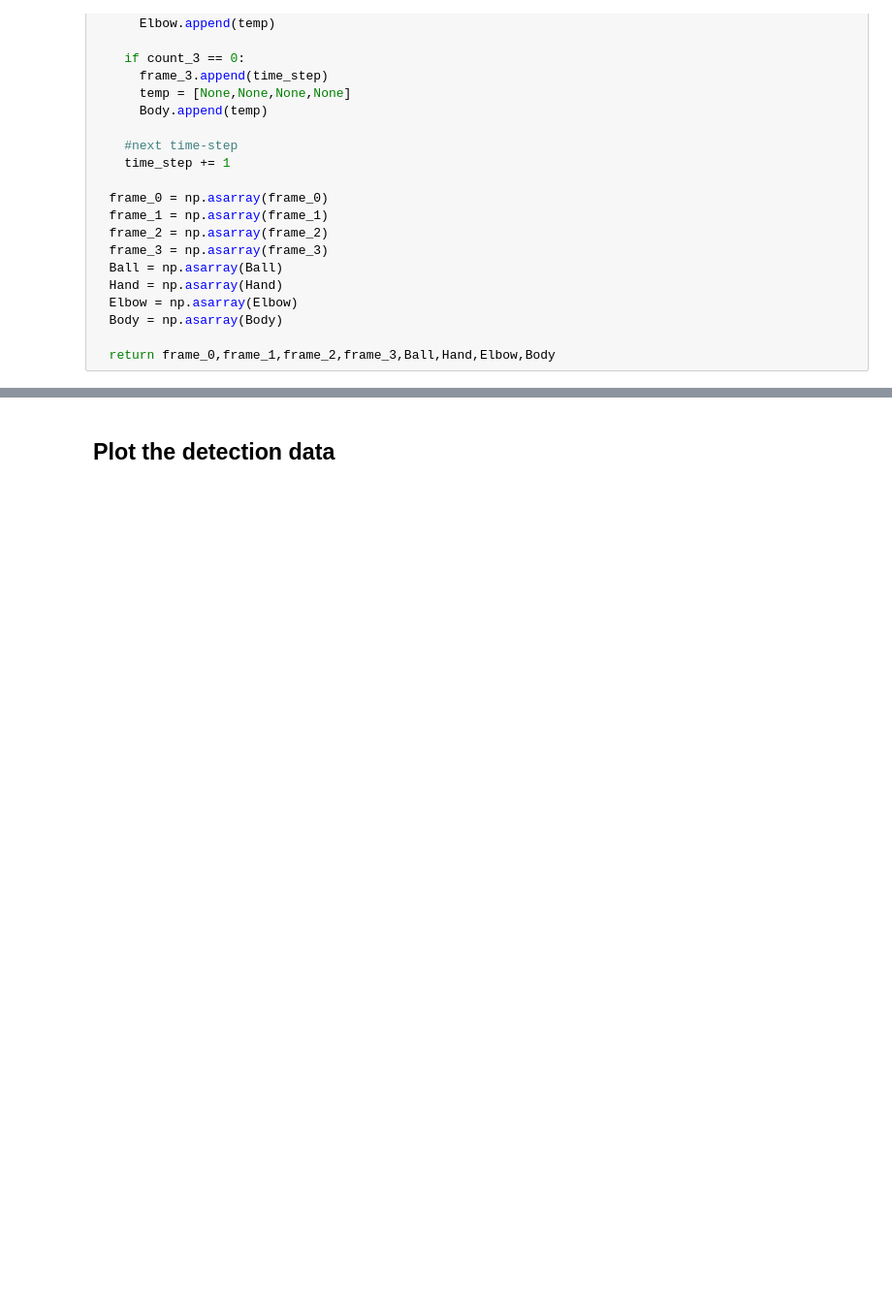
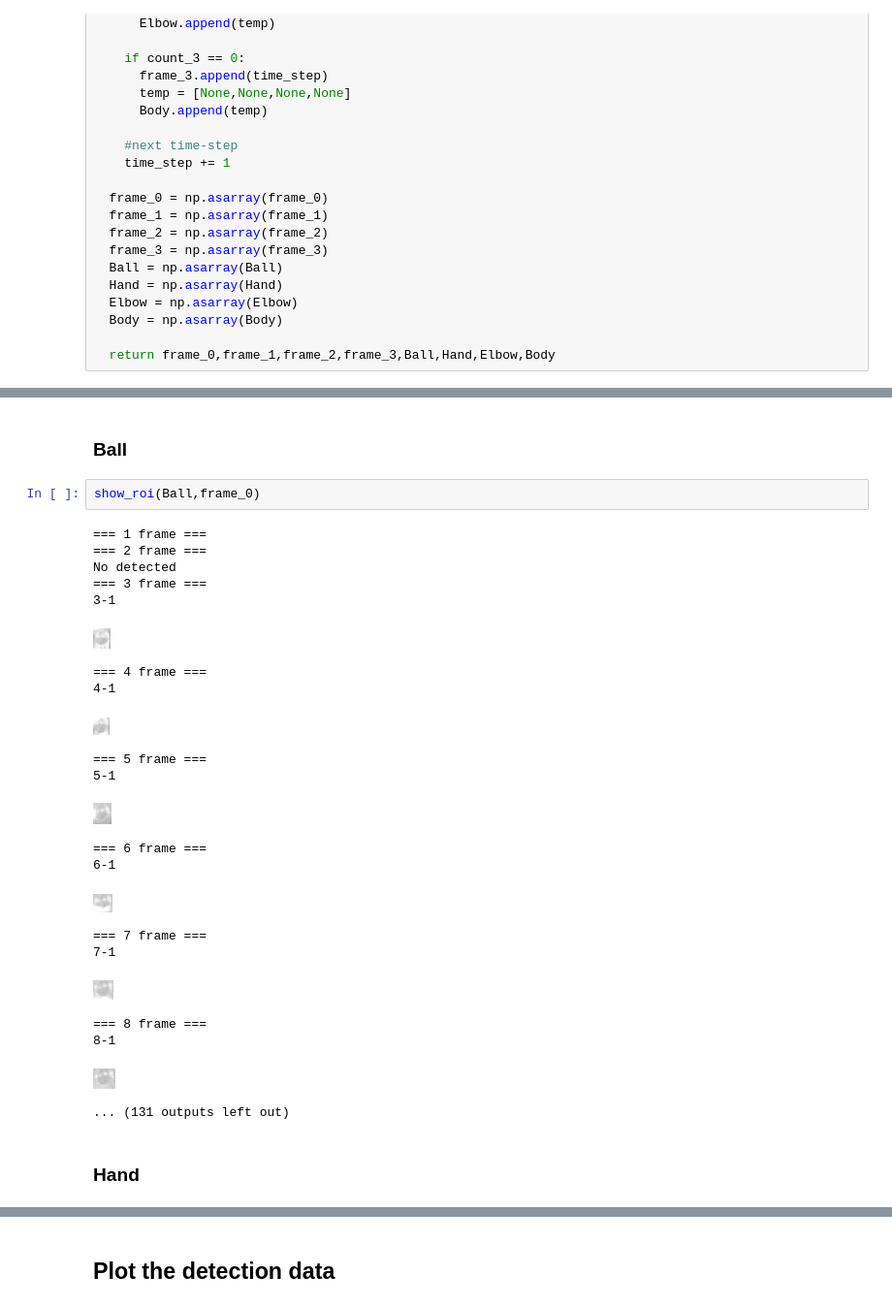
Before and after one commit to yukitiec/Research, a Jupyter notebook: Tracking_Method_BGS_ColorTracking_YOLO_OpticalFlow_TemplateMatching_KalmanFilter_3DReconstruction.ipynb, the cells around one changed output, grey strips where cells are left out. Shown at 97% size. Saved outputs shown, nothing was run; the diff lists cells and outputs as text; blank space fills up the shorter version.

```diff
--- a/Tracking_Method_BGS_ColorTracking_YOLO_OpticalFlow_TemplateMatching_KalmanFilter_3DReconstruction.ipynb
+++ b/Tracking_Method_BGS_ColorTracking_YOLO_OpticalFlow_TemplateMatching_KalmanFilter_3DReconstruction.ipynb
@@ -631,0 +678,29 @@ frame_0,frame_1,frame_2,frame_3,Ball,Hand,Elbow,Body = classify_data(value)
+# %% [markdown]
+### Ball
+# %%
+show_roi(Ball,frame_0)
+# %% [output]
+=== 1 frame ===
+=== 2 frame ===
+No detected
+=== 3 frame ===
+3-1
+[figure, added]
+=== 4 frame ===
+4-1
+[figure, added]
+=== 5 frame ===
+5-1
+[figure, added]
+=== 6 frame ===
+6-1
+[figure, added]
+=== 7 frame ===
+7-1
+[figure, added]
+=== 8 frame ===
+8-1
+[figure, added]
+... (131 outputs left out)
+# %% [markdown]
+### Hand
```
Also changed, not shown: parts of 68 cells of this notebook.
